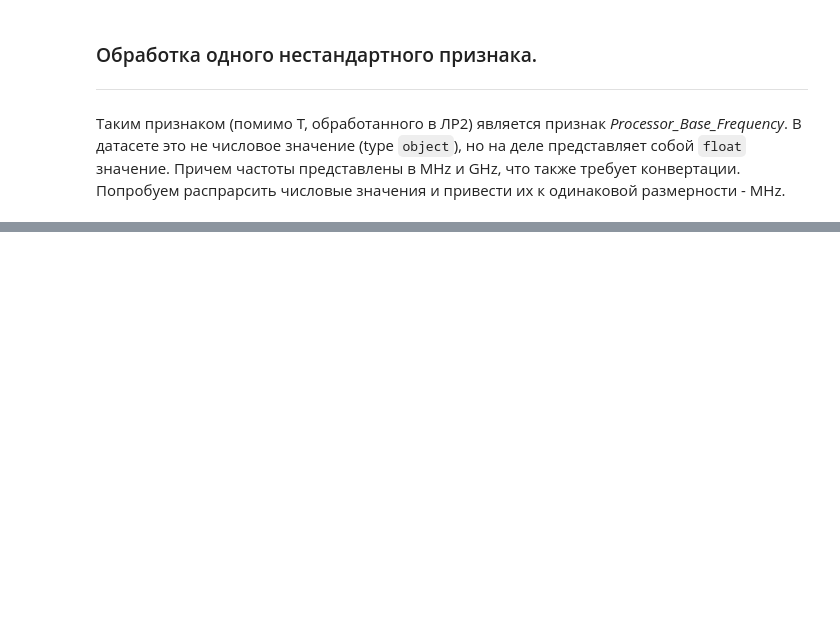
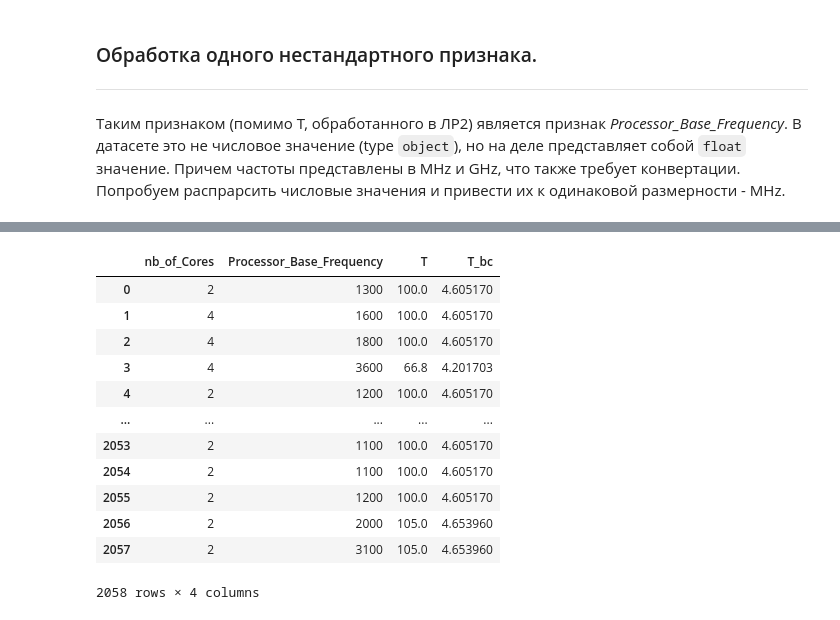
Before and after one commit to GeorgiyX/ML-21, a Jupyter notebook: lr-3/lr-3.ipynb, the cells around one changed output, grey strips where cells are left out. Saved outputs shown, nothing was run; the diff lists cells and outputs as text; code cells hidden in the pictures; blank space fills up the shorter version.

```diff
--- a/lr-3/lr-3.ipynb
+++ b/lr-3/lr-3.ipynb
@@ -55,0 +139,16 @@ dataset
+# %%
+dataset_num
+# %% [output]
+|  | nb_of_Cores | Processor_Base_Frequency | T | T_bc |
+| 0 | 2 | 1300 | 100.0 | 4.605170 |
+| 1 | 4 | 1600 | 100.0 | 4.605170 |
+| 2 | 4 | 1800 | 100.0 | 4.605170 |
+| 3 | 4 | 3600 | 66.8 | 4.201703 |
+| 4 | 2 | 1200 | 100.0 | 4.605170 |
+| ... | ... | ... | ... | ... |
+| 2053 | 2 | 1100 | 100.0 | 4.605170 |
+| 2054 | 2 | 1100 | 100.0 | 4.605170 |
+| 2055 | 2 | 1200 | 100.0 | 4.605170 |
+| 2056 | 2 | 2000 | 105.0 | 4.653960 |
+| 2057 | 2 | 3100 | 105.0 | 4.653960 |
+2058 rows × 4 columns
```
Also changed, not shown: parts of 17 cells of this notebook.
